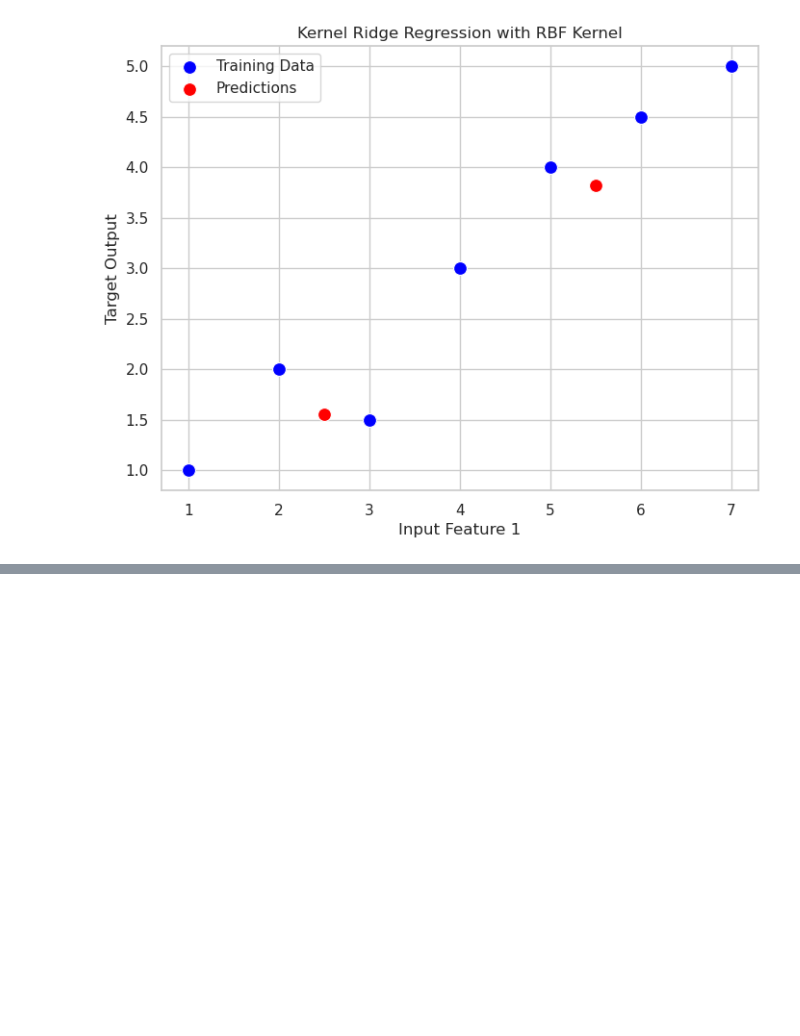
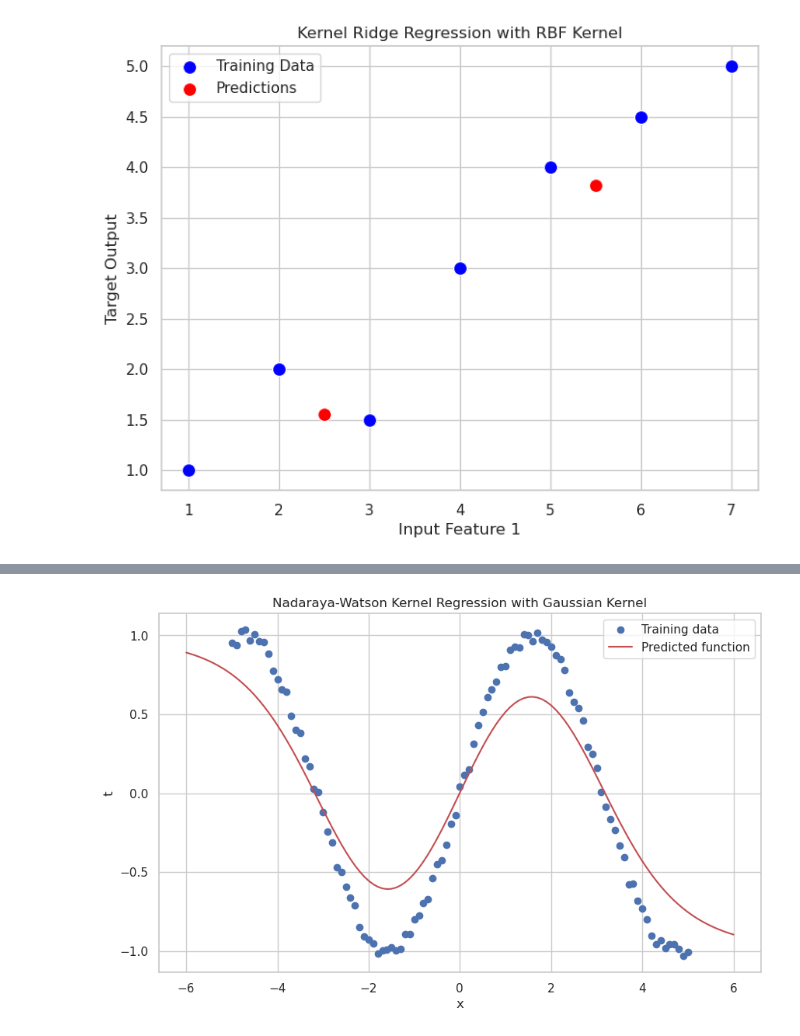
Before and after one commit to rocky115/DeepMythomatics, a Jupyter notebook: Patterns_Learning/Chapter-6/Chapter-6_Panasa_Kernel Methods_1.ipynb, the cells around one changed output, grey strips where cells are left out. Drawn from its saved outputs; the diff is of its cells as text; code cells hidden in the pictures; blank space fills up the shorter version.

```diff
--- a/Patterns_Learning/Chapter-6/Chapter-6_Panasa_Kernel Methods_1.ipynb
+++ b/Patterns_Learning/Chapter-6/Chapter-6_Panasa_Kernel Methods_1.ipynb
@@ -617,0 +1554,62 @@ Predictions:  [1.5535842584442074, 3.8179325275941425]
+# %%
+import math
+import matplotlib.pyplot as plt
+
+# Gaussian Kernel Function
+def gaussian_kernel(x, center, sigma):
+    """ Gaussian kernel function """
+    return math.exp(- (distance(x, center) ** 2) / (2 * sigma ** 2))
+
+# Euclidean Distance Function
+def distance(x, center):
+    """ Compute Euclidean distance between two points """
+    return math.sqrt(sum((x_i - center_i) ** 2 for x_i, center_i in zip(x, center)))
+
+# Nadaraya-Watson Kernel Regression
+def nadaraya_watson(X_train, t_train, x_test, sigma=1.0):
+    """
+    Nadaraya-Watson kernel regression model using Gaussian kernels.
+
+    X_train: List of training inputs (list of lists)
+    t_train: List of target values corresponding to X_train
+    x_test: List of test inputs to predict
+    sigma: Bandwidth of the Gaussian kernel
+    """
+    N = len(X_train)
+    predictions = []
+
+    for x in x_test:
+        numerator = 0
+        denominator = 0
+        for i in range(N):
+            k = gaussian_kernel(x, X_train[i], sigma)
+            numerator += k * t_train[i]
+            denominator += k
+        # Predicted value for this test point
+        predictions.append(numerator / denominator if denominator != 0 else 0)
+
+    return predictions
+
+# Example Usage
+# Define training data (X_train, t_train) - Sinusoidal function with some noise
+X_train = [[i / 10] for i in range(-50, 51)]  # X values from -5 to 5
+t_train = [math.sin(x[0]) + 0.1 * (random.random() - 0.5) for x in X_train]  # t = sin(x) with noise
+
+# Define test data (X_test) - Points for which we will predict the target values
+X_test = [[i / 10] for i in range(-60, 61)]  # X values from -6 to 6
+
+# Perform Nadaraya-Watson Kernel Regression
+sigma = 1.0  # Choose a sigma value for the Gaussian kernel
+predictions = nadaraya_watson(X_train, t_train, X_test, sigma)
+
+# Plot the results
+plt.figure(figsize=(10, 6))
+plt.plot([x[0] for x in X_train], t_train, 'bo', label='Training data')
+plt.plot([x[0] for x in X_test], predictions, 'r-', label='Predicted function')
+plt.xlabel('x')
+plt.ylabel('t')
+plt.title('Nadaraya-Watson Kernel Regression with Gaussian Kernel')
+plt.legend()
+plt.show()
+# %% [output]
+[figure, added]
```
Also changed, not shown: parts of 11 cells of this notebook.
